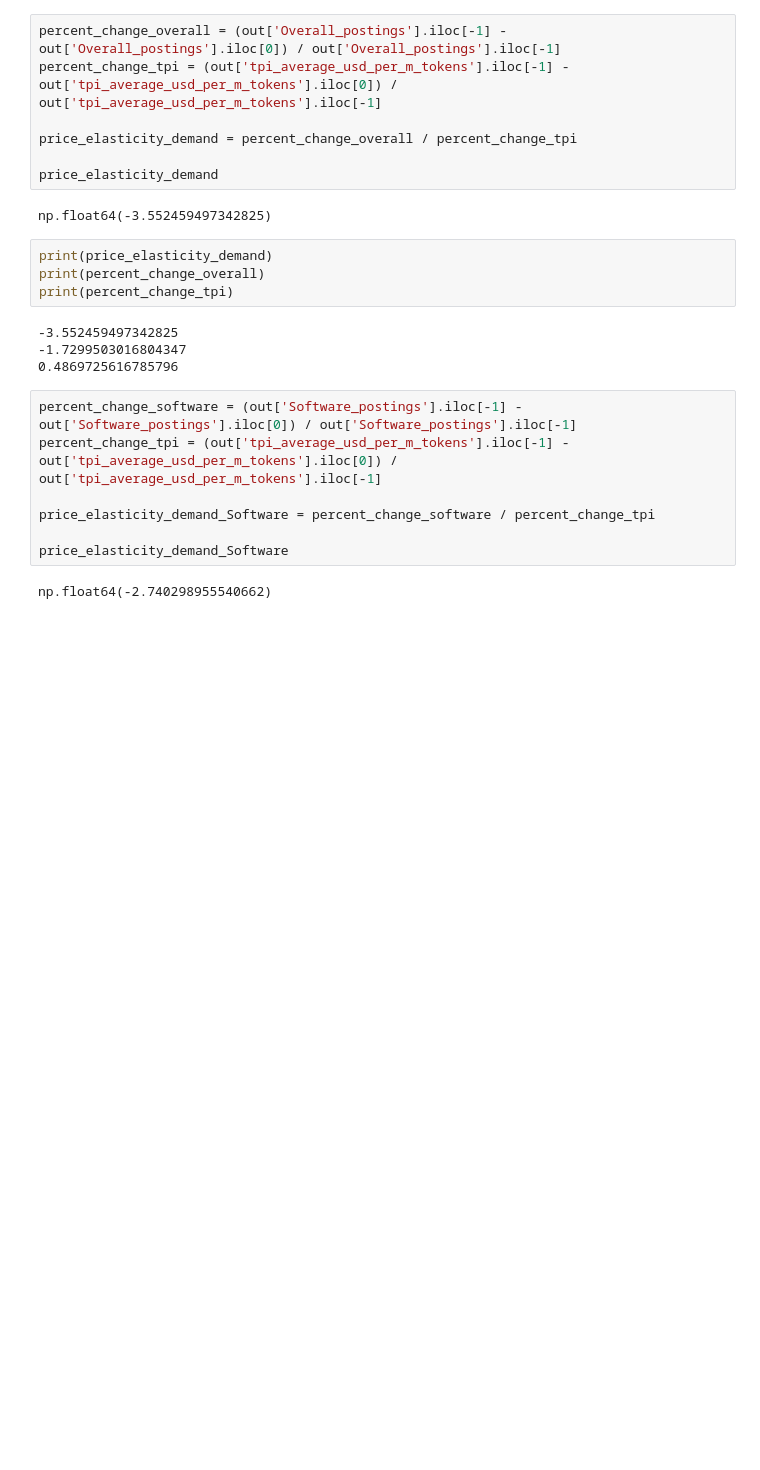
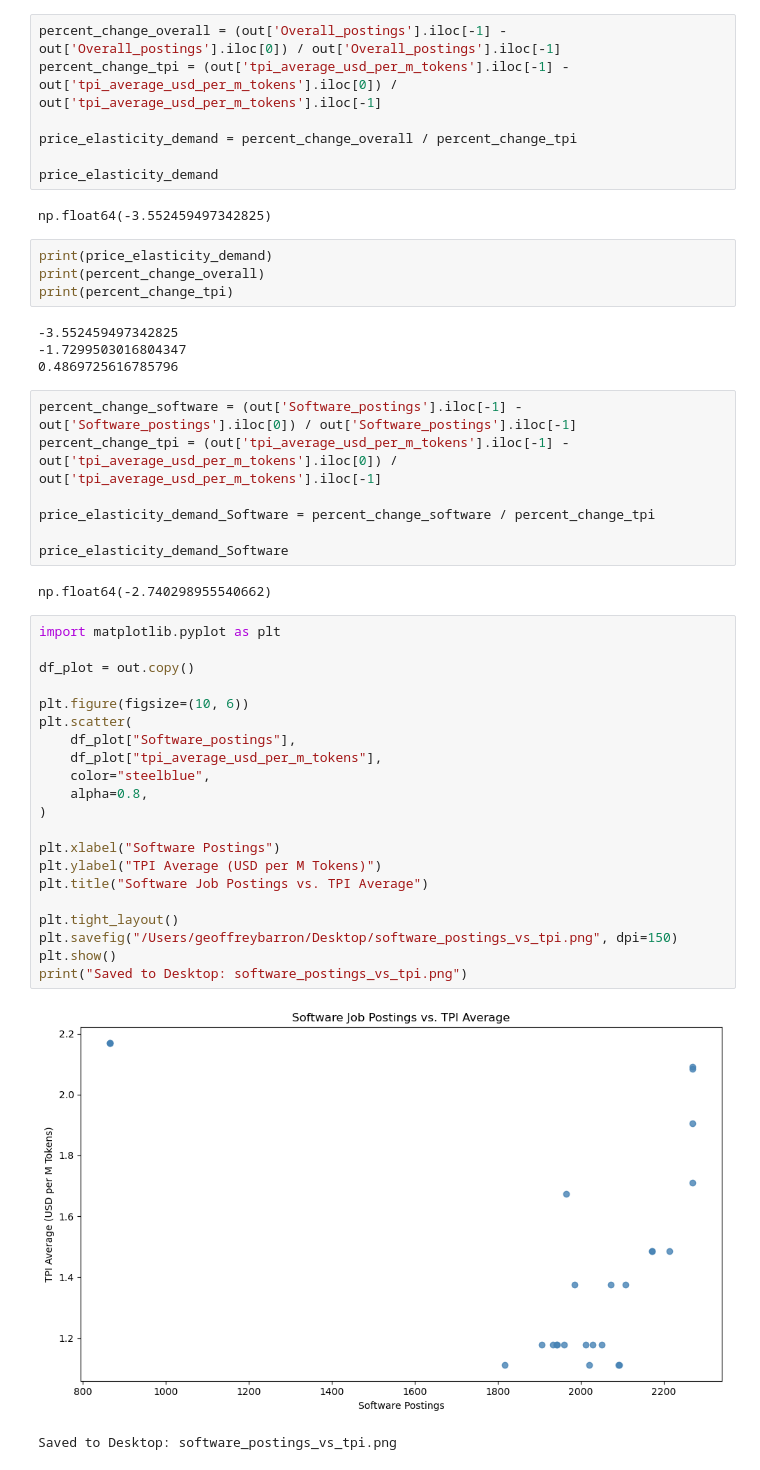
Before and after one commit to jarreaubarron-coder/GT-Data-Science-Corp, a Jupyter notebook: Practice/combining_data.ipynb, the cells around one changed output. Cells and saved outputs as stored; diff of their text form; blank space fills up the shorter version.

Commit message:
Started the Week 1 data graphs

```diff
--- a/Practice/combining_data.ipynb
+++ b/Practice/combining_data.ipynb
@@ -113,3 +107,27 @@ price_elasticity_demand_Software = percent_change_software / percent_change_tpi
 price_elasticity_demand_Software
 # %% [output]
 np.float64(-2.740298955540662)
+# %%
+import matplotlib.pyplot as plt
+
+df_plot = out.copy()
+
+plt.figure(figsize=(10, 6))
+plt.scatter(
+    df_plot["Software_postings"],
+    df_plot["tpi_average_usd_per_m_tokens"],
+    color="steelblue",
+    alpha=0.8,
+)
+
+plt.xlabel("Software Postings")
+plt.ylabel("TPI Average (USD per M Tokens)")
+plt.title("Software Job Postings vs. TPI Average")
+
+plt.tight_layout()
+plt.savefig("/Users/geoffreybarron/Desktop/software_postings_vs_tpi.png", dpi=150)
+plt.show()
+print("Saved to Desktop: software_postings_vs_tpi.png")
+# %% [output]
+[figure, added]
+Saved to Desktop: software_postings_vs_tpi.png
```
Also changed, not shown: parts of 1 cell of this notebook, 18 other files.
